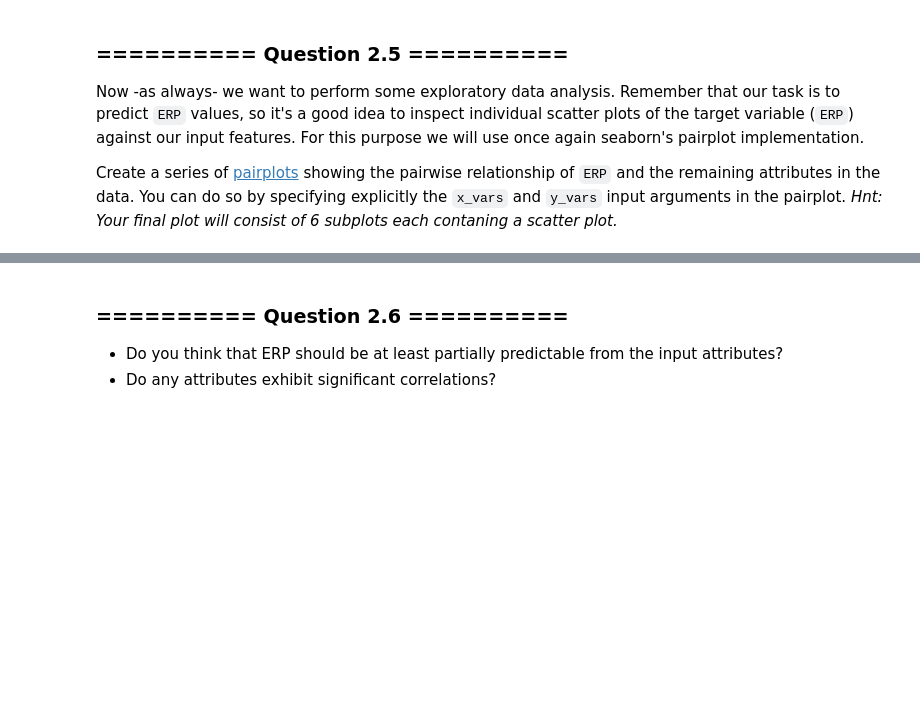
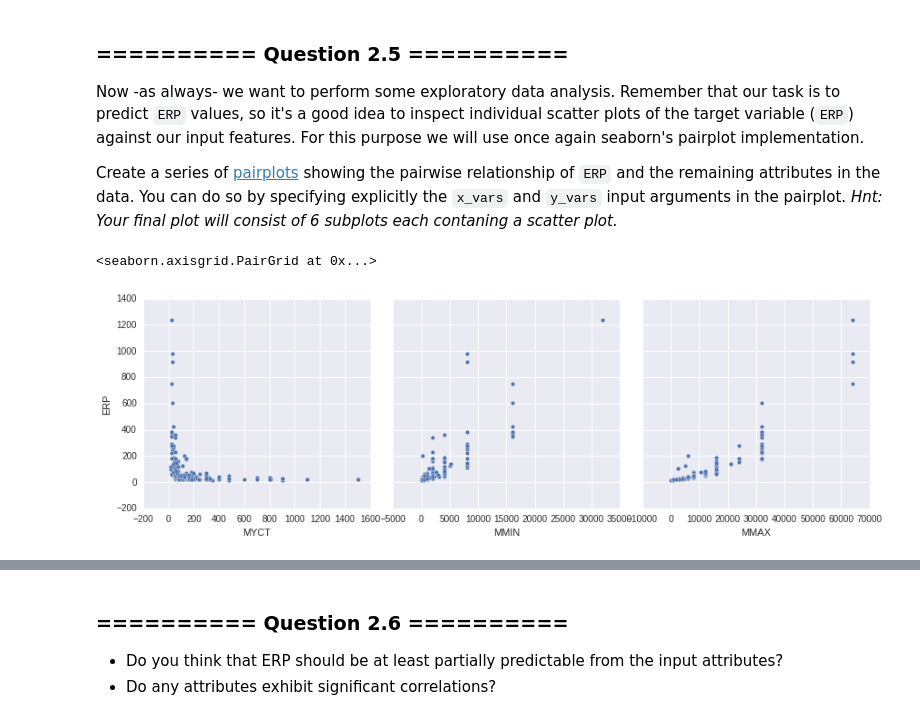
Before and after one commit to ngbcos/iaml-1, a Jupyter notebook: 04_Lab_3_Decision_trees_linear_regression_pligor.ipynb, the cells around one changed output, grey strips where cells are left out. Saved outputs shown, nothing was run; the diff lists cells and outputs as text; code cells hidden in the pictures; blank space fills up the shorter version.

```diff
--- a/04_Lab_3_Decision_trees_linear_regression_pligor.ipynb
+++ b/04_Lab_3_Decision_trees_linear_regression_pligor.ipynb
@@ -774,7 +772,18 @@ You might have noticed that the `vendor` attribute is categorical. This will giv
+# %%
+# Your code goes here
+cpu_clean = cpu.drop(labels=['vendor'], axis=1)
+assert len(cpu_clean.columns) + 1 == len(cpu.columns)
 # %% [markdown]
 ### ========== Question 2.5 ==========
 Now -as always- we want to perform some exploratory data analysis. Remember that our task is to predict `ERP` values, so it's a good idea to inspect individual scatter plots of the target variable (`ERP`) against our input features. For this purpose we will use once again seaborn's pairplot implementation.
 
 Create a series of [pairplots](https://stanford.edu/~mwaskom/software/seaborn/generated/seaborn.pairplot.html) showing the pairwise relationship of `ERP` and the remaining attributes in the data. You can do so by specifying explicitly the `x_vars` and `y_vars` input arguments in the pairplot. *Hnt: Your final plot will consist of 6 subplots each contaning a scatter plot.*
+# %%
+columnsWithoutERP = cpu_clean.columns.drop('ERP')
 # %%
 # Your code goes here
+sns.pairplot(cpu_clean,
+             x_vars=columnsWithoutERP[:len(columnsWithoutERP)/2], y_vars=['ERP'], size=4)
+# %% [output]
+<seaborn.axisgrid.PairGrid at 0x...>
+[figure, added]
```
Also changed, not shown: parts of 40 cells of this notebook.
